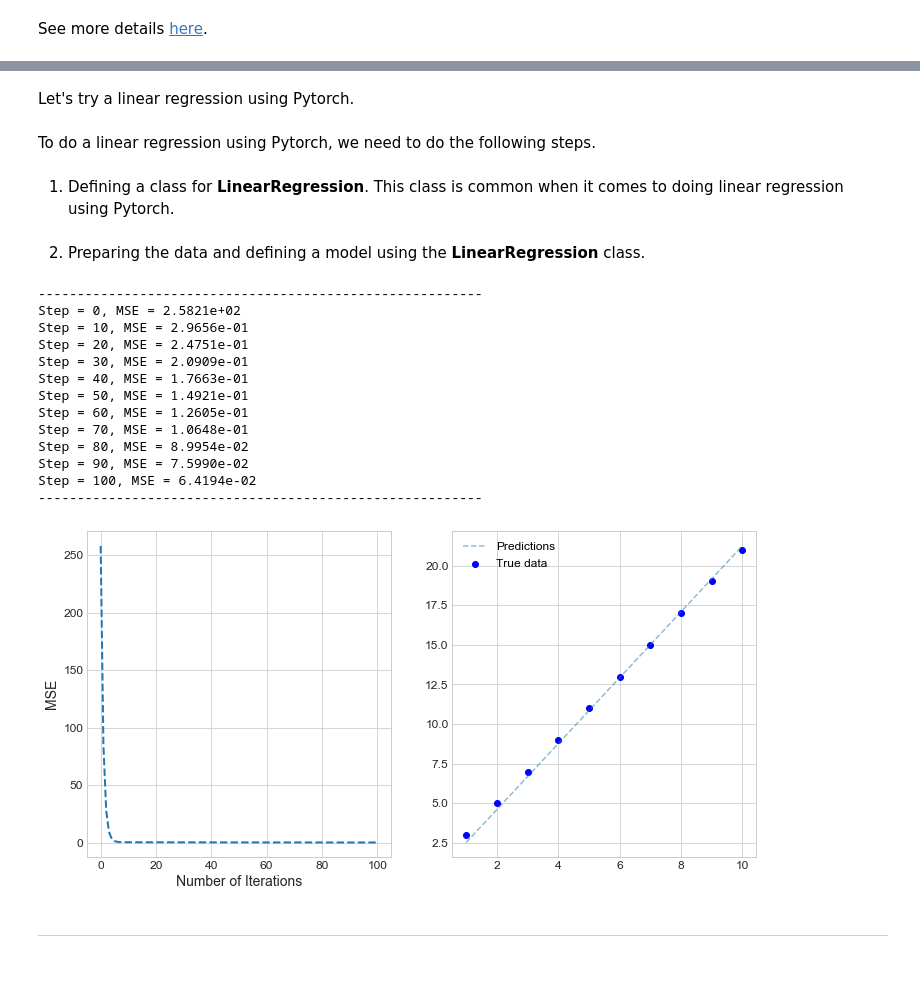
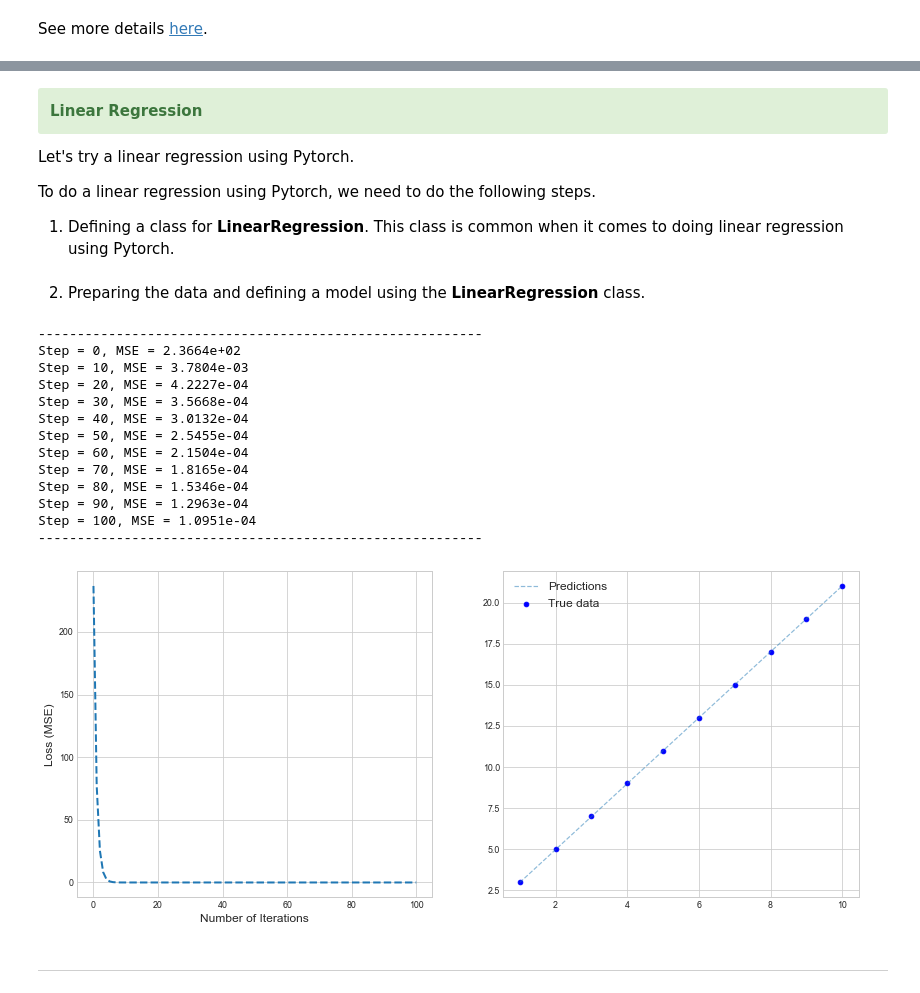
Before and after one commit to HatefDastour/Notes, a Jupyter notebook: Deel_Learning/Getting_Started_with_Pytorch.ipynb, the cells around one changed output, grey strips where cells are left out. Saved outputs shown, nothing was run; the diff lists cells and outputs as text; code cells hidden in the pictures.

```diff
--- a/Deel_Learning/Getting_Started_with_Pytorch.ipynb
+++ b/Deel_Learning/Getting_Started_with_Pytorch.ipynb
@@ -1,29 +1,34 @@
 # %%
-# Required Packages
-
 import numpy as np
 import pandas as pd
-
-# Display
-from colorama import Fore, Back, Style
 
 # Pytorch
 import torch
 from torch.autograd import Variable
 import torch.nn as nn
 import torchvision.transforms as transforms
+
 # Plots
 
+# Visualisation libraries
+## Text
+from colorama import Fore, Back, Style
+from IPython.display import display, Markdown, Latex
+
+## matplotlib
 import matplotlib.pyplot as plt
-
-# plt setting
-plt.style.use('seaborn-whitegrid')
+plt.rcParams['figure.figsize'] = 14, 8
 plt.rcParams['axes.labelsize'] = 14
 plt.rcParams['xtick.labelsize'] = 12
 plt.rcParams['ytick.labelsize'] = 12
 plt.rcParams['text.color'] = 'k'
 %matplotlib inline
 
+## seaborn
+import seaborn as sns
+sns.set_context("paper", rc={"font.size":12,"axes.titlesize":14,"axes.labelsize":12})
+plt.style.use('seaborn-whitegrid')
+
 import warnings
 warnings.filterwarnings("ignore")
 # %% [markdown]
@@ -243,8 +259,15 @@ See more details [here](https://pytorch.org/docs/stable/torch.html).
-# %% [markdown]
-Let's try a linear regression using Pytorch.
-# %% [markdown]
-To do a linear regression using Pytorch, we need to do the following steps.
 # %% [markdown]
+<div class="alert alert-block alert-success">
+<font size="+2"><b>
+Linear Regression
+</b></font>
+</div>
+
+
+Let's try a linear regression using Pytorch.
+
+To do a linear regression using Pytorch, we need to do the following steps.
+
 1. Defining a class for **LinearRegression**. This class is common when it comes to doing linear regression using Pytorch.
 # %%
 class LinearRegressionModel(torch.nn.Module):
@@ -305,46 +328,46 @@ for iteration in range(iteration_number):
 
     # backward
     loss.backward()
 
     # Updating parameters
     optimizer.step()
 
     # store loss
     loss_list.append(loss.data)
 
     # print loss
     if(iteration % 10 == 0):
         print('Step = %i, MSE = %.4e' % (iteration, loss.data))
 print('---------------------------------------------------------')
 
 with torch.no_grad():
     if torch.cuda.is_available():
         Predicted = model(Variable(torch.from_numpy(X).cuda())).cpu().data.numpy()
     else:
         Predicted = model(Variable(torch.from_numpy(X))).data.numpy()
 
-fig, ax = plt.subplots(1, 2, figsize=(12,6))
+fig, ax = plt.subplots(1, 2, figsize=(14,6))
 _ = ax[0].plot(range(iteration_number), loss_list, linestyle='dashed', linewidth=2)
 _ = ax[0].set_xlabel("Number of Iterations")
-_ = ax[0].set_ylabel("MSE")
+_ = ax[0].set_ylabel("Loss (MSE)")
 
 _ = ax[1].scatter(X, y, label='True data', alpha=1, facecolor='blue')
 _ = ax[1].plot(X, Predicted, '--', label='Predictions', alpha=0.5)
 _ = ax[1].legend(loc='Best', fontsize=12)
 # %% [output]
 ---------------------------------------------------------
-Step = 0, MSE = 2.5821e+02
-Step = 10, MSE = 2.9656e-01
-Step = 20, MSE = 2.4751e-01
-Step = 30, MSE = 2.0909e-01
-Step = 40, MSE = 1.7663e-01
-Step = 50, MSE = 1.4921e-01
-Step = 60, MSE = 1.2605e-01
-Step = 70, MSE = 1.0648e-01
-Step = 80, MSE = 8.9954e-02
-Step = 90, MSE = 7.5990e-02
-Step = 100, MSE = 6.4194e-02
+Step = 0, MSE = 2.3664e+02
+Step = 10, MSE = 3.7804e-03
+Step = 20, MSE = 4.2227e-04
+Step = 30, MSE = 3.5668e-04
+Step = 40, MSE = 3.0132e-04
+Step = 50, MSE = 2.5455e-04
+Step = 60, MSE = 2.1504e-04
+Step = 70, MSE = 1.8165e-04
+Step = 80, MSE = 1.5346e-04
+Step = 90, MSE = 1.2963e-04
+Step = 100, MSE = 1.0951e-04
 ---------------------------------------------------------
-[figure, old version]
+[figure, new version]
 # %% [markdown]
 ***
```
Also changed, not shown: parts of 24 cells of this notebook, 2 other files.
